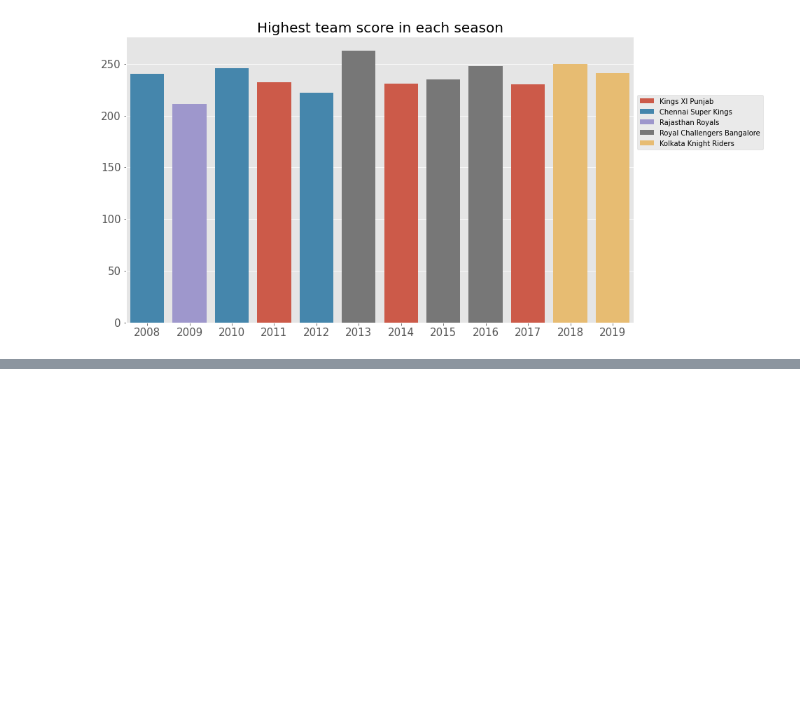
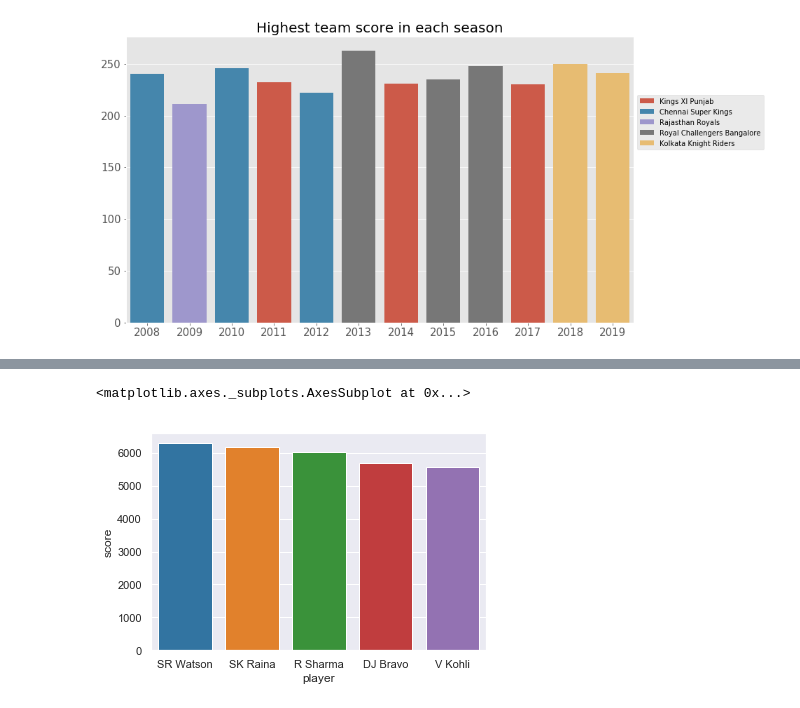
Before and after one commit to sakshamj74/IPL-Analysis, a Jupyter notebook: Deliveries.ipynb, the cells around one changed output, grey strips where cells are left out. Drawn from its saved outputs; the diff is of its cells as text; code cells hidden in the pictures; blank space fills up the shorter version.

Commit message:
Added top 5 all rounders

```diff
--- a/Deliveries.ipynb
+++ b/Deliveries.ipynb
@@ -263,0 +280,4 @@ RR Pant's Strike rate = 137.12944646508535
+# %%
+batsmen = deliveries.groupby('batsman').apply(lambda x:np.sum(x['batsman_runs'])).reset_index(name="runs")
+top_batsmen = batsmen.sort_values(by='runs', ascending=False)
+top_batsmen[top_batsmen.runs>=1000]
@@ -263,0 +303,12 @@ RR Pant's Strike rate = 137.12944646508535
+# %%
+top_batsmen.rename(columns = {'batsman': 'player'}, inplace = True)
+# %%
+best_bowlers = bowlers_df.sort_values(by='wickets', ascending=False)
+best_bowlers[best_bowlers.wickets>=40]
+best_bowlers.rename(columns = {'bowler': 'player'}, inplace = True)
+# %%
+#score=runs+25*wickets
+all_rounders=pd.merge(top_batsmen, best_bowlers, how='inner')
+all_rounders['score']=all_rounders['runs']+25*all_rounders['wickets']
+all_rounders = all_rounders.sort_values(by='score', ascending=False)[:5]
+all_rounders
@@ -263,0 +322,5 @@ RR Pant's Strike rate = 137.12944646508535
+# %%
+sns.barplot(all_rounders['player'],all_rounders['score'])
+# %% [output]
+<matplotlib.axes._subplots.AxesSubplot at 0x...>
+[figure, added]
```
Also changed, not shown: parts of 8 cells of this notebook.
